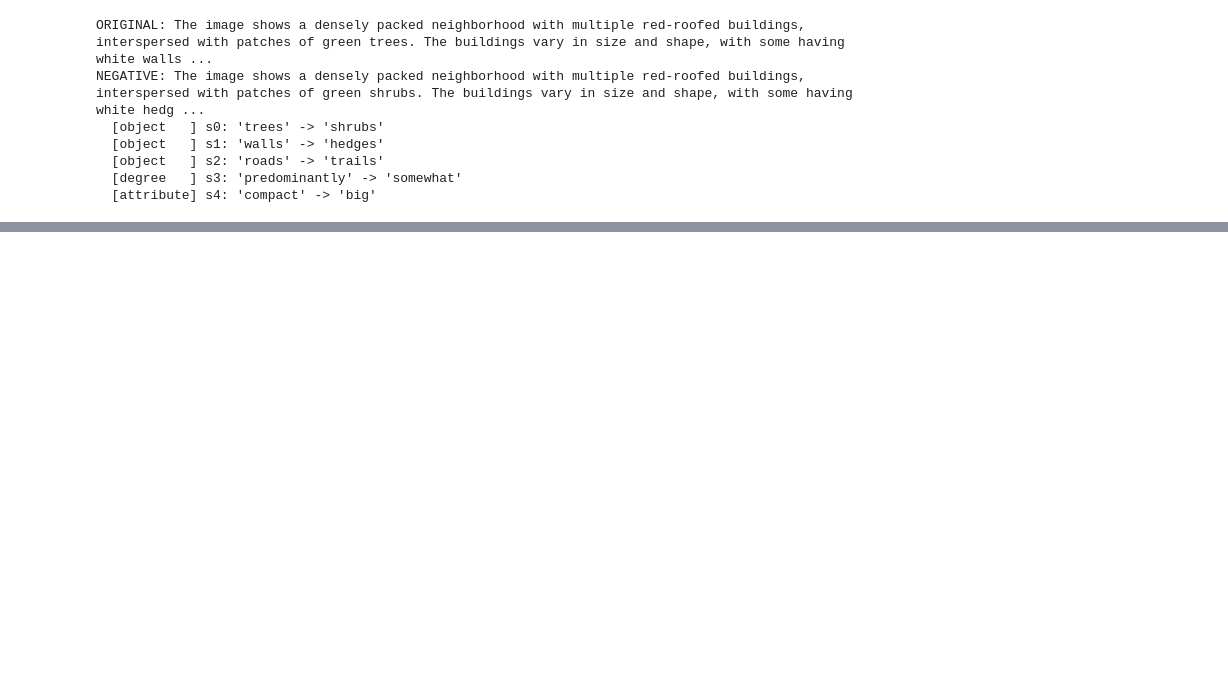
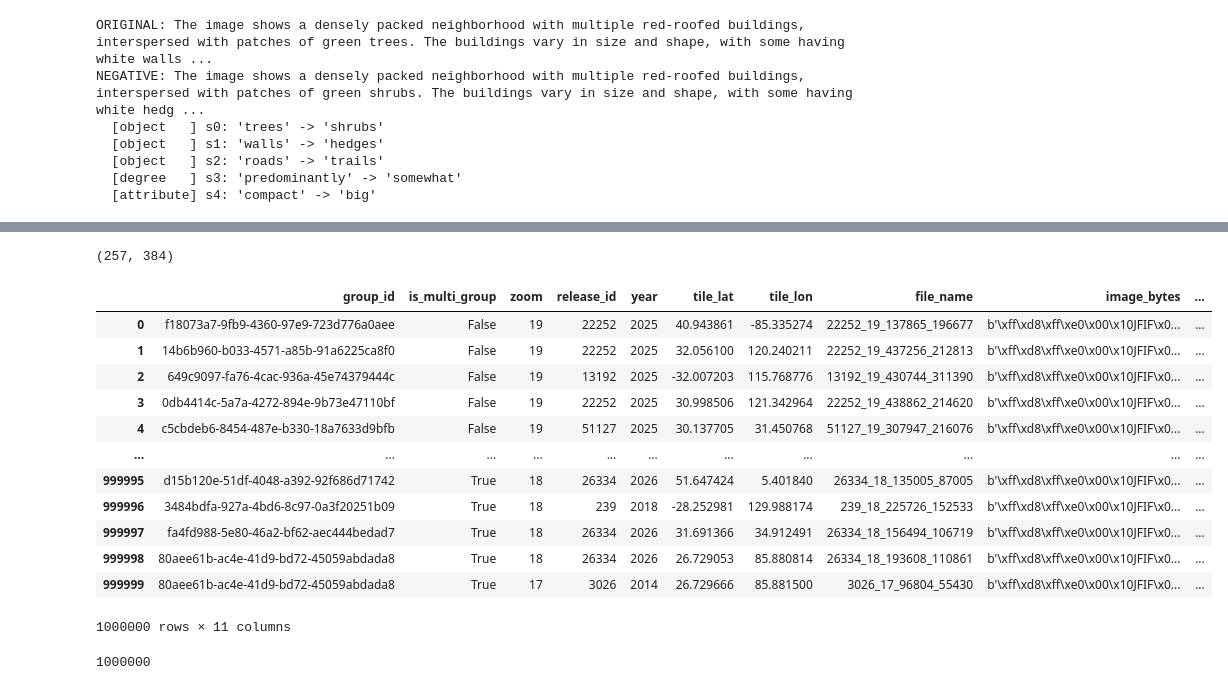
Before and after one commit to sarkarsusanket/esri-vlm, a Jupyter notebook: notebooks/text.ipynb, the cells around one changed output, grey strips where cells are left out. Saved outputs shown, nothing was run; the diff lists cells and outputs as text; code cells hidden in the pictures; blank space fills up the shorter version.

```diff
--- a/notebooks/text.ipynb
+++ b/notebooks/text.ipynb
@@ -628,0 +675,4 @@ NEGATIVE: The image shows a densely packed neighborhood with multiple red-roofed
+# %%
+data.shape
+# %% [output]
+(257, 384)
@@ -628,0 +681,24 @@ NEGATIVE: The image shows a densely packed neighborhood with multiple red-roofed
+# %%
+import pandas as pd
+
+df = pd.read_parquet(rf"/data/susanket/vlm/images3/image-00.parquet")
+# %%
+df
+# %% [output]
+|  | group_id | is_multi_group | zoom | release_id | year | tile_lat | tile_lon | file_name | image_bytes | ... |
+| 0 | f18073a7-9fb9-4360-97e9-723d776a0aee | False | 19 | 22252 | 2025 | 40.943861 | -85.335274 | 22252_19_137865_196677 | b'\xff\xd8\xff\xe0\x00\x10JFIF\x0... | ... |
+| 1 | 14b6b960-b033-4571-a85b-91a6225ca8f0 | False | 19 | 22252 | 2025 | 32.056100 | 120.240211 | 22252_19_437256_212813 | b'\xff\xd8\xff\xe0\x00\x10JFIF\x0... | ... |
+| 2 | 649c9097-fa76-4cac-936a-45e74379444c | False | 19 | 13192 | 2025 | -32.007203 | 115.768776 | 13192_19_430744_311390 | b'\xff\xd8\xff\xe0\x00\x10JFIF\x0... | ... |
+| 3 | 0db4414c-5a7a-4272-894e-9b73e47110bf | False | 19 | 22252 | 2025 | 30.998506 | 121.342964 | 22252_19_438862_214620 | b'\xff\xd8\xff\xe0\x00\x10JFIF\x0... | ... |
+| 4 | c5cbdeb6-8454-487e-b330-18a7633d9bfb | False | 19 | 51127 | 2025 | 30.137705 | 31.450768 | 51127_19_307947_216076 | b'\xff\xd8\xff\xe0\x00\x10JFIF\x0... | ... |
+| ... | ... | ... | ... | ... | ... | ... | ... | ... | ... | ... |
+| 999995 | d15b120e-51df-4048-a392-92f686d71742 | True | 18 | 26334 | 2026 | 51.647424 | 5.401840 | 26334_18_135005_87005 | b'\xff\xd8\xff\xe0\x00\x10JFIF\x0... | ... |
+| 999996 | 3484bdfa-927a-4bd6-8c97-0a3f20251b09 | True | 18 | 239 | 2018 | -28.252981 | 129.988174 | 239_18_225726_152533 | b'\xff\xd8\xff\xe0\x00\x10JFIF\x0... | ... |
+| 999997 | fa4fd988-5e80-46a2-bf62-aec444bedad7 | True | 18 | 26334 | 2026 | 31.691366 | 34.912491 | 26334_18_156494_106719 | b'\xff\xd8\xff\xe0\x00\x10JFIF\x0... | ... |
+| 999998 | 80aee61b-ac4e-41d9-bd72-45059abdada8 | True | 18 | 26334 | 2026 | 26.729053 | 85.880814 | 26334_18_193608_110861 | b'\xff\xd8\xff\xe0\x00\x10JFIF\x0... | ... |
+| 999999 | 80aee61b-ac4e-41d9-bd72-45059abdada8 | True | 17 | 3026 | 2014 | 26.729666 | 85.881500 | 3026_17_96804_55430 | b'\xff\xd8\xff\xe0\x00\x10JFIF\x0... | ... |
+1000000 rows × 11 columns
+# %%
+df.file_name.nunique()
+# %% [output]
+1000000
```
Also changed, not shown: parts of 5 cells of this notebook, 11 other files.
